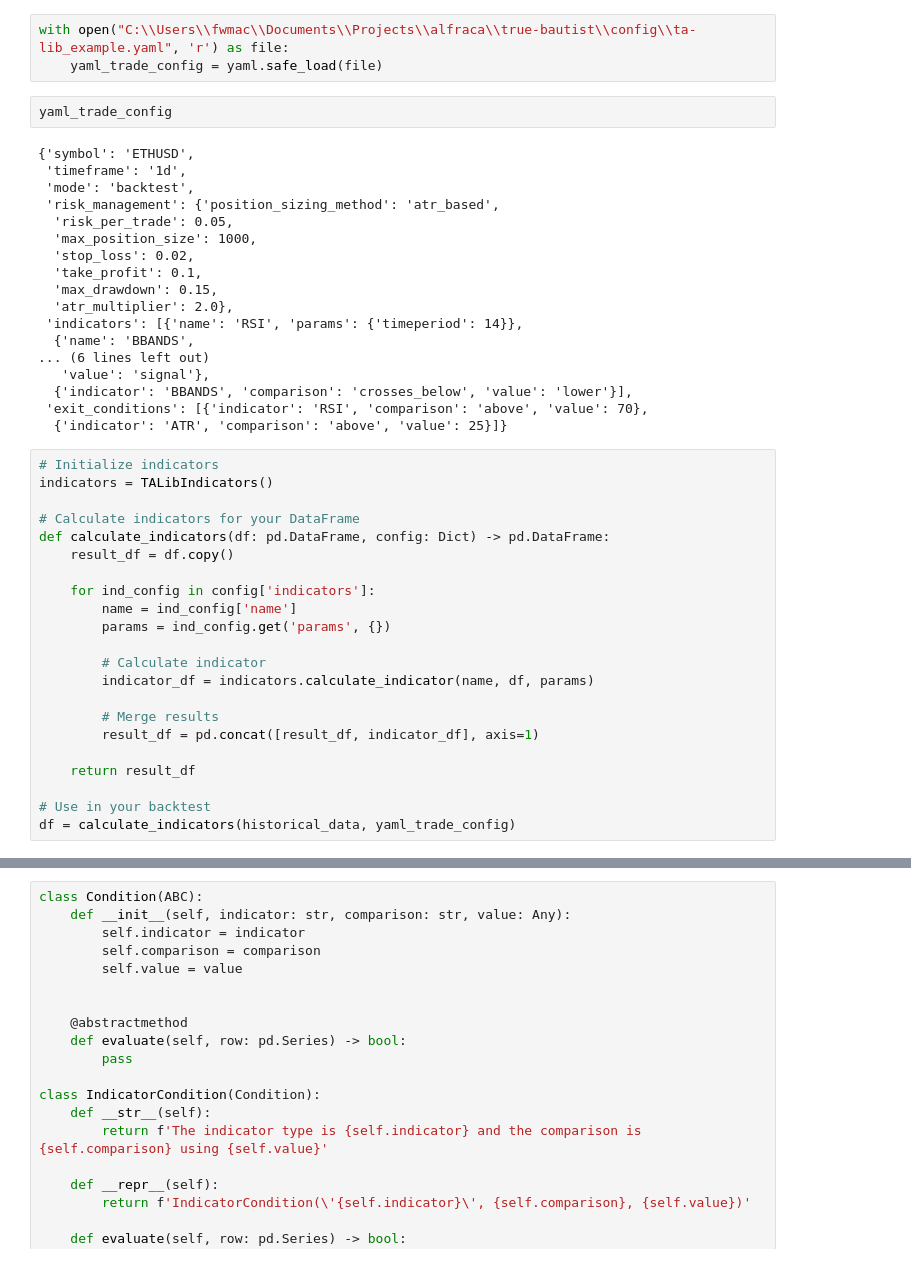
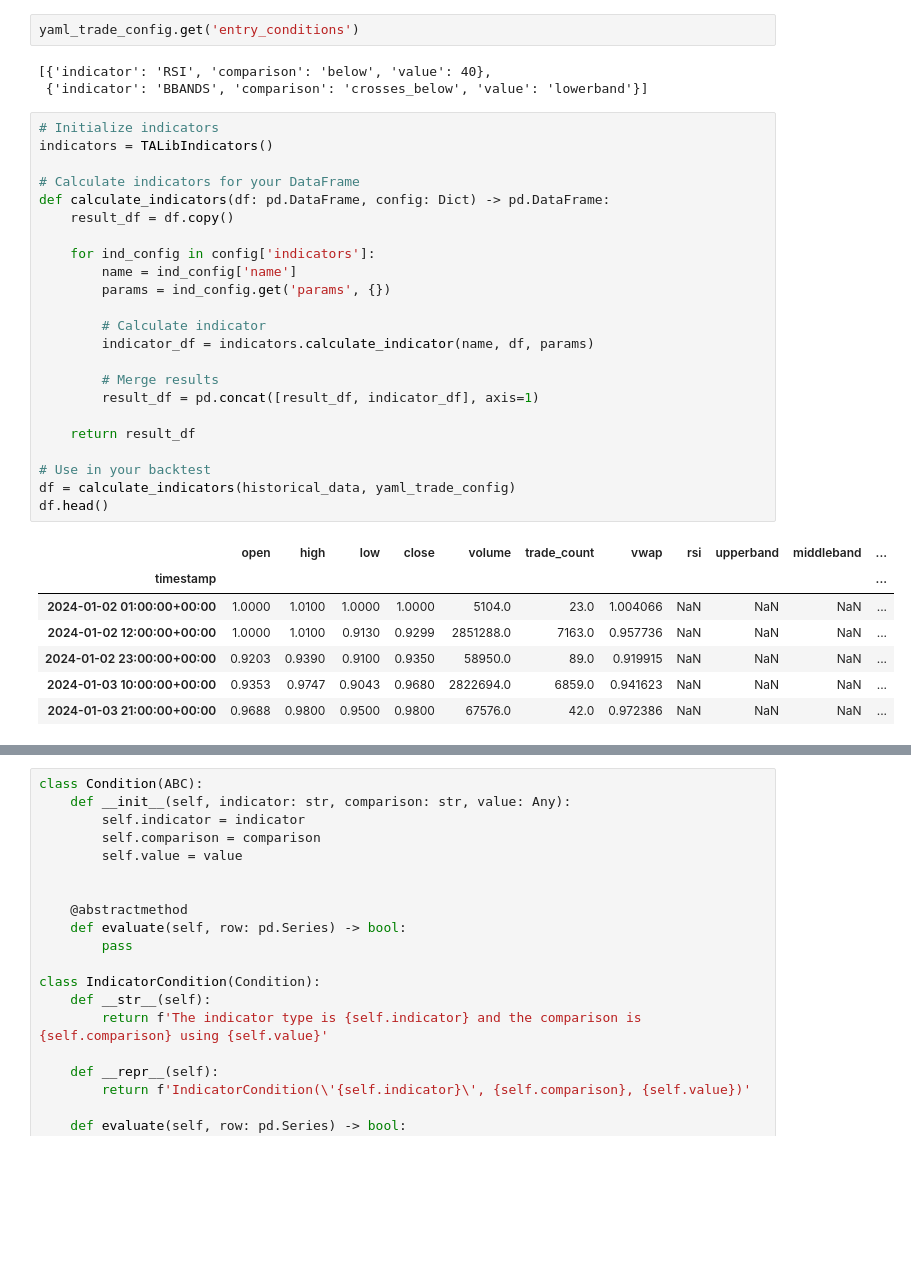
Before and after one commit to Fred-Macdo/true-bautist, a Jupyter notebook: trading_system_TALIB_Config.ipynb, the cells around one changed output, grey strips where cells are left out. Drawn from its saved outputs; the diff is of its cells as text; blank space fills up the shorter version.

Commit message:
Df backtest ready

```diff
--- a/trading_system_TALIB_Config.ipynb
+++ b/trading_system_TALIB_Config.ipynb
@@ -45,45 +45,36 @@ historical_data.tail()
-# %%
-with open("C:\\Users\\fwmac\\Documents\\Projects\\alfraca\\true-bautist\\config\\ta-lib_example.yaml", 'r') as file:
-    yaml_trade_config = yaml.safe_load(file)
 # %%
-yaml_trade_config
+yaml_trade_config.get('entry_conditions')
 # %% [output]
-{'symbol': 'ETHUSD',
- 'timeframe': '1d',
- 'mode': 'backtest',
- 'risk_management': {'position_sizing_method': 'atr_based',
-  'risk_per_trade': 0.05,
-  'max_position_size': 1000,
-  'stop_loss': 0.02,
-  'take_profit': 0.1,
-  'max_drawdown': 0.15,
-  'atr_multiplier': 2.0},
- 'indicators': [{'name': 'RSI', 'params': {'timeperiod': 14}},
-  {'name': 'BBANDS',
-... (6 lines left out)
-   'value': 'signal'},
-  {'indicator': 'BBANDS', 'comparison': 'crosses_below', 'value': 'lower'}],
- 'exit_conditions': [{'indicator': 'RSI', 'comparison': 'above', 'value': 70},
-  {'indicator': 'ATR', 'comparison': 'above', 'value': 25}]}
+[{'indicator': 'RSI', 'comparison': 'below', 'value': 40},
+ {'indicator': 'BBANDS', 'comparison': 'crosses_below', 'value': 'lowerband'}]
 # %%
 # Initialize indicators
 indicators = TALibIndicators()
 
 # Calculate indicators for your DataFrame
 def calculate_indicators(df: pd.DataFrame, config: Dict) -> pd.DataFrame:
     result_df = df.copy()
 
     for ind_config in config['indicators']:
         name = ind_config['name']
         params = ind_config.get('params', {})
 
         # Calculate indicator
         indicator_df = indicators.calculate_indicator(name, df, params)
 
         # Merge results
         result_df = pd.concat([result_df, indicator_df], axis=1)
 
     return result_df
 
 # Use in your backtest
 df = calculate_indicators(historical_data, yaml_trade_config)
+df.head()
+# %% [output]
+|  | open | high | low | close | volume | trade_count | vwap | rsi | upperband | middleband | ... |
+| timestamp |  |  |  |  |  |  |  |  |  |  | ... |
+| 2024-01-02 01:00:00+00:00 | 1.0000 | 1.0100 | 1.0000 | 1.0000 | 5104.0 | 23.0 | 1.004066 | NaN | NaN | NaN | ... |
+| 2024-01-02 12:00:00+00:00 | 1.0000 | 1.0100 | 0.9130 | 0.9299 | 2851288.0 | 7163.0 | 0.957736 | NaN | NaN | NaN | ... |
+| 2024-01-02 23:00:00+00:00 | 0.9203 | 0.9390 | 0.9100 | 0.9350 | 58950.0 | 89.0 | 0.919915 | NaN | NaN | NaN | ... |
+| 2024-01-03 10:00:00+00:00 | 0.9353 | 0.9747 | 0.9043 | 0.9680 | 2822694.0 | 6859.0 | 0.941623 | NaN | NaN | NaN | ... |
+| 2024-01-03 21:00:00+00:00 | 0.9688 | 0.9800 | 0.9500 | 0.9800 | 67576.0 | 42.0 | 0.972386 | NaN | NaN | NaN | ... |
```
Also changed, not shown: parts of 13 cells of this notebook, 2 other files.
